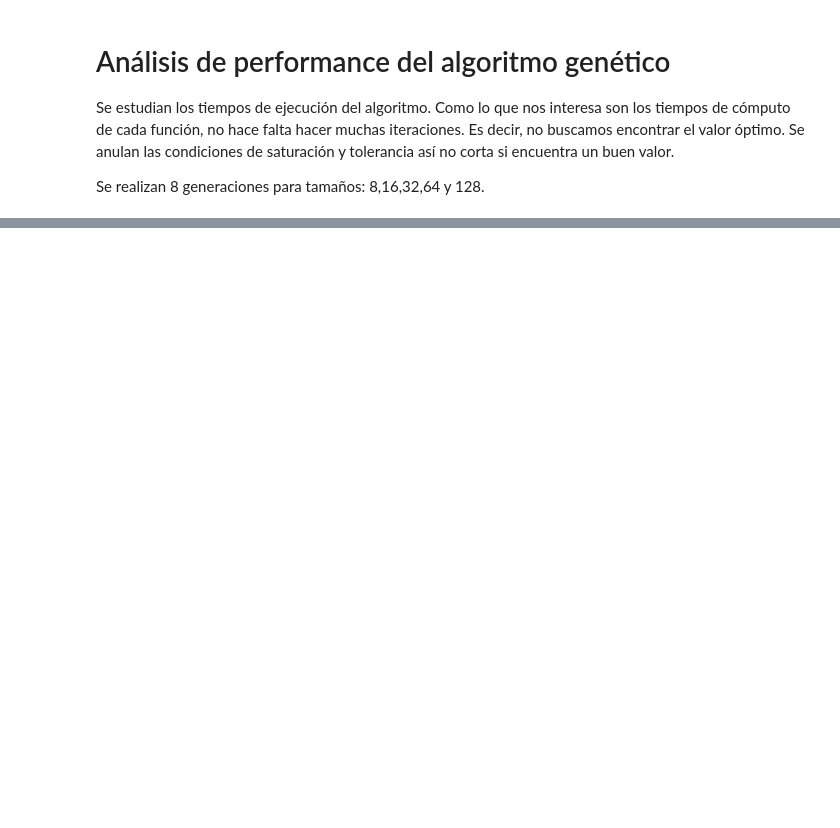
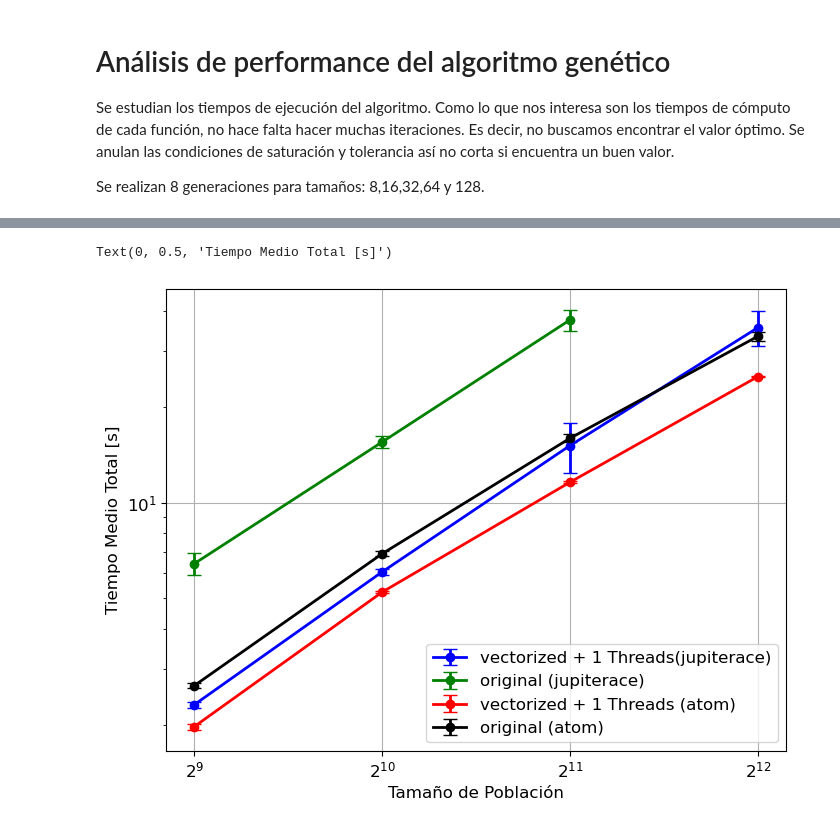
Before and after one commit to sofips/dynamic_ga, a Jupyter notebook: profile_plots.ipynb, the cells around one changed output, grey strips where cells are left out. Drawn from its saved outputs; the diff is of its cells as text; code cells hidden in the pictures; blank space fills up the shorter version.

```diff
--- a/profile_plots.ipynb
+++ b/profile_plots.ipynb
@@ -303,3 +288,56 @@ print(results_dataframe)
+# %%
+dimension = 64
+computer = 'jupiterace'
+thread_numbers = [1]
+
+df_jupiterace = results_dataframe[(results_dataframe['computer'] == computer) & (results_dataframe['dimension'] == dimension)]
+
+plt.figure(figsize=(8, 6))
+
+for nthreads in thread_numbers:
+    df_jupiterace_vectorizada = df_jupiterace[df_jupiterace['fitness_function'] == 'vectorizada2']
+    df = df_jupiterace_vectorizada[df_jupiterace_vectorizada['thread_number'] == nthreads]
+    df = df.sort_values(by='population_size')
+    plt.errorbar(df['population_size'], df['total_time_mean'], yerr=df['total_time_std'], fmt='o-', label=f'vectorized + {nthreads} Threads(jupiterace)', capsize=5)
+df_jupiterace_original = df_jupiterace[df_jupiterace['fitness_function'] == 'original2']
+plt.errorbar(df_jupiterace_original['population_size'], df_jupiterace_original['total_time_mean'], yerr=df_jupiterace_original['total_time_std'], fmt='o-', label='original (jupiterace)', capsize=5)
+
+# for nthreads in thread_numbers:
+#     df_jupiterace_gpu = df_jupiterace[(df_jupiterace['fitness_function'] == 'gpu') & (df_jupiterace['thread_number'] == nthreads)]
+#     df_jupiterace_gpu = df_jupiterace_gpu.sort_values(by='population_size')
+#     plt.errorbar(df_jupiterace_gpu['population_size'], df_jupiterace_gpu['total_time_mean'], yerr=df_jupiterace_gpu['total_time_std'], fmt='o-', label=f'gpu + {nthreads}', capsize=5)
+# plt.legend(loc='upper left', bbox_to_anchor=(1, 1))
+dimension = 64
+computer = 'atom'
+
+df_atom = results_dataframe[(results_dataframe['computer'] == computer) & (results_dataframe['dimension'] == dimension)]
+
+
+for nthreads in thread_numbers:
+    df_atom_vectorizada = df_atom[df_atom['fitness_function'] == 'vectorizada2']
+    df = df_atom_vectorizada[df_atom_vectorizada['thread_number'] == nthreads]
+    df = df.sort_values(by='population_size')
+    plt.errorbar(df['population_size'], df['total_time_mean'], yerr=df['total_time_std'], fmt='o-', label=f'vectorized + {nthreads} Threads (atom)', capsize=5)
+df_atom_original = df_atom[df_atom['fitness_function'] == 'original']
+plt.errorbar(df_atom_original['population_size'], df_atom_original['total_time_mean']*(3/5), yerr=df_atom_original['total_time_std'], fmt='o-', label='original (atom)', capsize=5)
+
+# for nthreads in thread_numbers:
+#     df_atom_gpu = df_atom[(df_atom['fitness_function'] == 'gpu') & (df_atom['thread_number'] == nthreads)]
+#     df_atom_gpu = df_atom_gpu.sort_values(by='population_size')
+#     plt.errorbar(df_atom_gpu['population_size'], df_atom_gpu['total_time_mean'], yerr=df_atom_gpu['total_time_std'], fmt='o-', label=f'gpu + {nthreads}', capsize=5)
+# plt.legend(loc='upper left', bbox_to_anchor=(1, 1))
+
+
+plt.legend()
+#plt.title('jupiterace')
+plt.grid(True)
+plt.yscale('log')
+plt.xscale('log',base = 2)
+plt.xlabel('Tamaño de Población')
+plt.ylabel('Tiempo Medio Total [s]')
+# %% [output]
+Text(0, 0.5, 'Tiempo Medio Total [s]')
+[figure, added]
 # %%
 dimension = 64
 computer = 'jupiterace'
```
Also changed, not shown: parts of 13 cells of this notebook.
